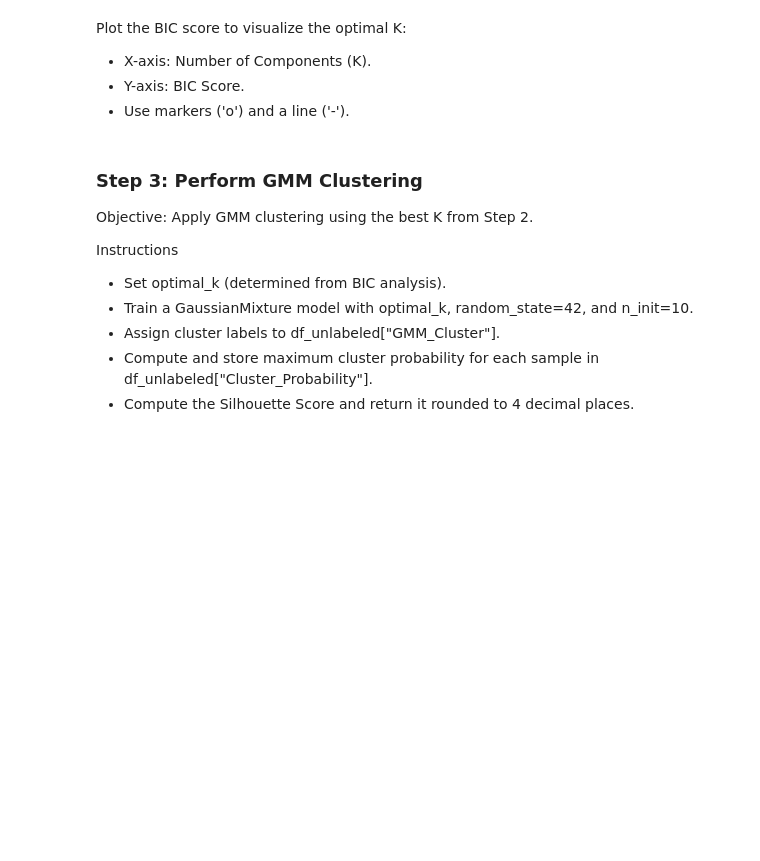
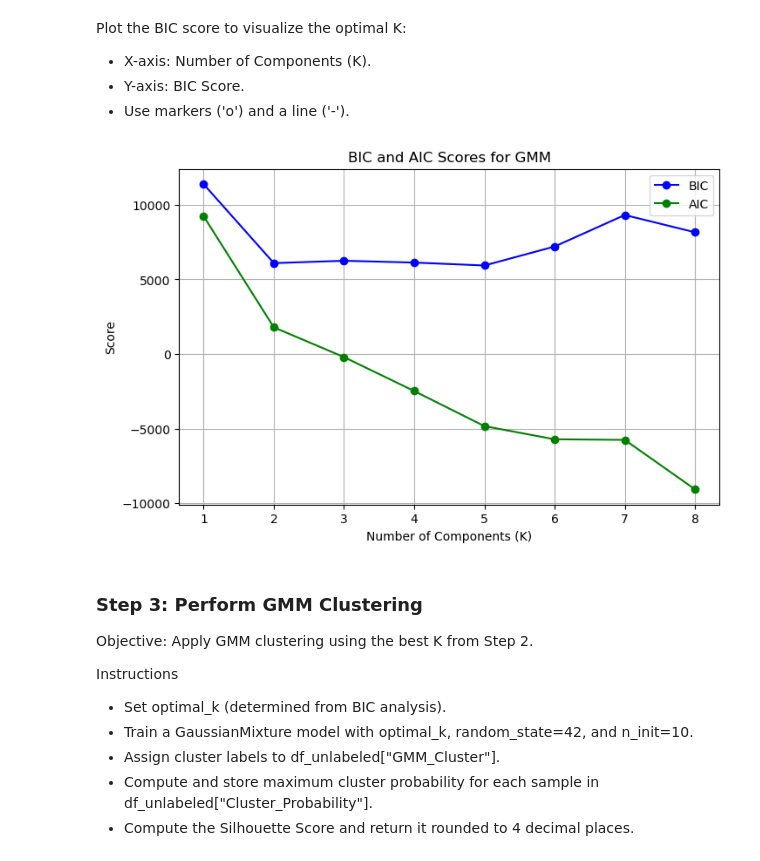
Before and after one commit to marhas109/ds08_all, a Jupyter notebook: mod6_CG_C08_M06.ipynb, the cells around one changed output. Cells and saved outputs as stored; diff of their text form; code cells hidden in the pictures; blank space fills up the shorter version.

```diff
--- a/mod6_CG_C08_M06.ipynb
+++ b/mod6_CG_C08_M06.ipynb
@@ -59,7 +59,8 @@ Instructions
 # CodeGrade step1
 
 # Rescale
-scaler = None
-df_scaled = None
+scaler = StandardScaler()
+df_scaled = scaler.fit_transform(df_unlabeled)
 
 # Shape
+df_scaled.shape
@@ -77,11 +80,16 @@ Instructions
 # CodeGrade step2
 
 # ic's for k
-bic_scores = None
-aic_scores = None
-k_values = None
+bic_scores = []
+aic_scores = []
+k_values = range(1, 9)
 
 # for loop
+for k in k_values:
+    gmm = GaussianMixture(n_components=k, random_state=42, n_init=10)
+    gmm.fit(df_scaled)
+    bic_scores.append(gmm.bic(df_scaled))
+    aic_scores.append(gmm.aic(df_scaled))
 
 # Round sum of difference
 # %% [markdown]
@@ -94,3 +100,17 @@ Plot the BIC score to visualize the optimal K:
+# %%
+# Plot BIC to find optimal K
+
+plt.figure(figsize=(8, 5))
+plt.plot(k_values, bic_scores, marker='o', linestyle='-', color='blue', label='BIC')
+plt.plot(k_values, aic_scores, marker='o', linestyle='-', color='green', label='AIC')
+plt.xlabel('Number of Components (K)')
+plt.ylabel('Score')
+plt.legend()
+plt.title('BIC and AIC Scores for GMM')
+plt.grid(True)
+plt.show()
+# %% [output]
+[figure, added]
 # %% [markdown]
 ### Step 3: Perform GMM Clustering
 Objective: Apply GMM clustering using the best K from Step 2.
```
Also changed, not shown: parts of 11 cells of this notebook.
